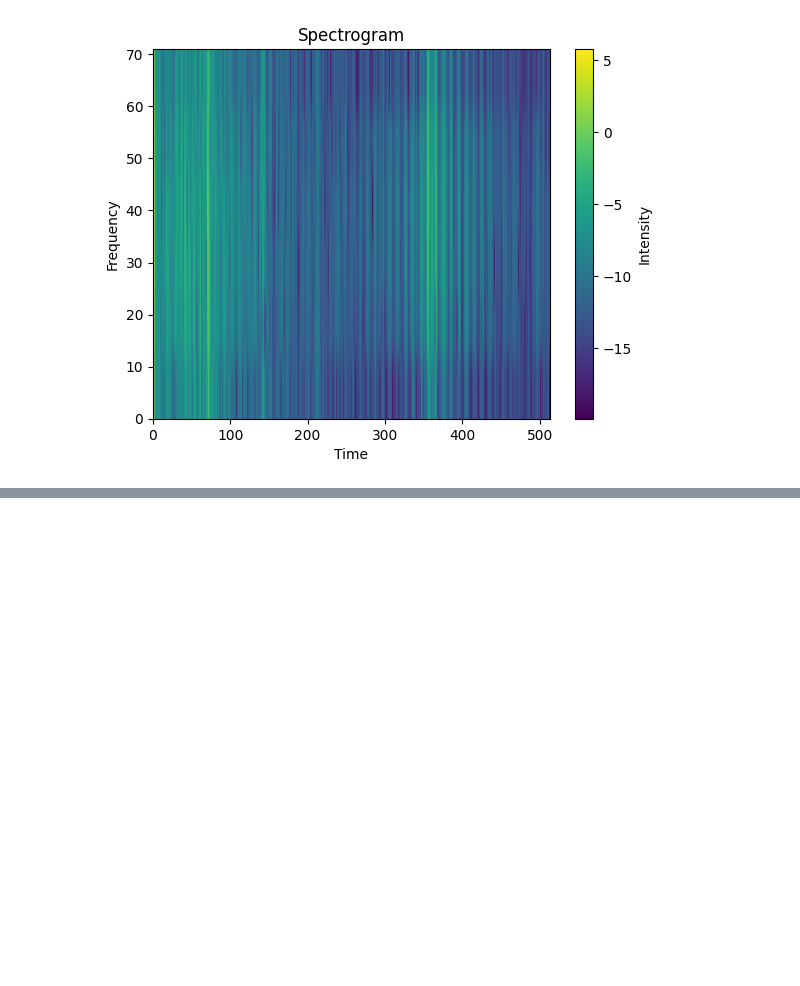
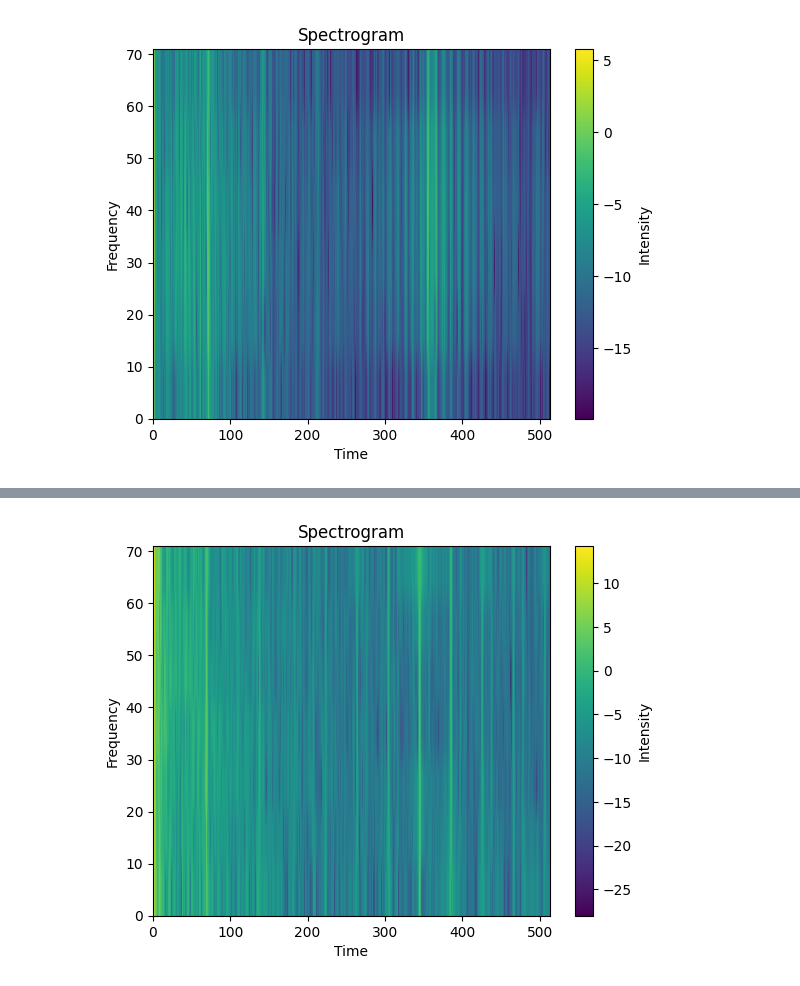
Before and after one commit to diego411/petal, a Jupyter notebook: ml/notebooks/delta_spectrogram.ipynb, the cells around one changed output, grey strips where cells are left out. Saved outputs shown, nothing was run; the diff lists cells and outputs as text; code cells hidden in the pictures; blank space fills up the shorter version.

```diff
--- a/ml/notebooks/delta_spectrogram.ipynb
+++ b/ml/notebooks/delta_spectrogram.ipynb
@@ -160,0 +211,16 @@ show_and_save_spectrogram_image(
+# %%
+waveform, sample_rate = torchaudio.load(audio_path)
+waveform = waveform + 1e-9
+# %%
+n_fft = get_number_of_fourier_transform_bins(waveform)
+spectrogram_transform = create_spectrogram_transform(waveform)
+spectrogram = spectrogram_transform(waveform)
+filtered_spectrogram = filter_spectrogram(spectrogram)
+show_and_save_spectrogram_image(
+    spectrogram=filtered_spectrogram,
+    n_fft=n_fft,
+    sample_rate=sample_rate,
+    path=None
+)
+# %% [output]
+[figure, added]
```
Also changed, not shown: parts of 9 cells of this notebook, 5 other files.
